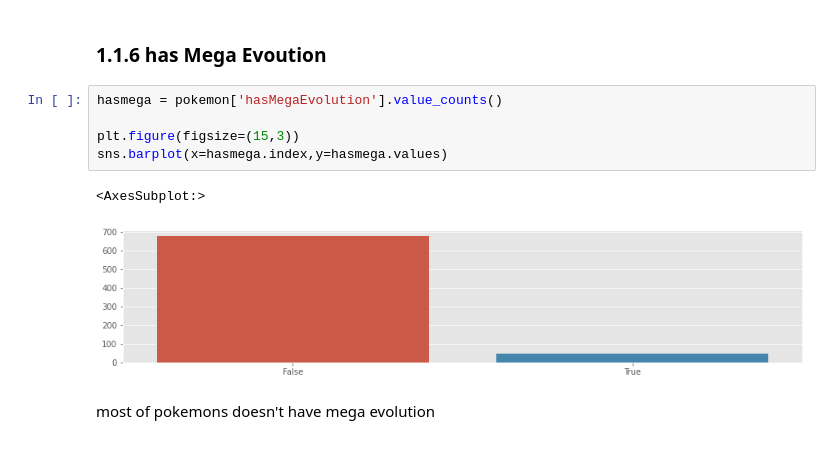
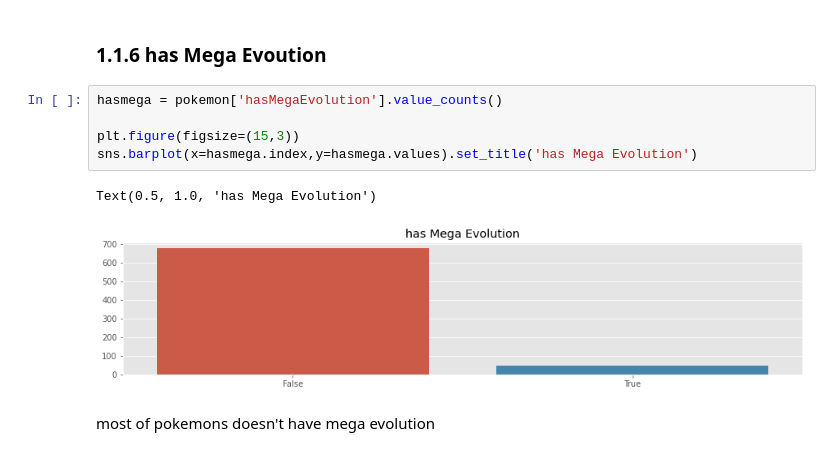
Before and after one commit to MarsSeo/kaggle, a Jupyter notebook: pokemon-data-visualization-is-or-not-legendary.ipynb, the cells around one changed output. Drawn from its saved outputs; the diff is of its cells as text.

```diff
--- a/pokemon-data-visualization-is-or-not-legendary.ipynb
+++ b/pokemon-data-visualization-is-or-not-legendary.ipynb
@@ -172,11 +174,11 @@ Blue -> Brown -> Green
 # %%
 hasmega = pokemon['hasMegaEvolution'].value_counts()
 
 plt.figure(figsize=(15,3))
-sns.barplot(x=hasmega.index,y=hasmega.values)
+sns.barplot(x=hasmega.index,y=hasmega.values).set_title('has Mega Evolution')
 # %% [output]
-<AxesSubplot:>
+Text(0.5, 1.0, 'has Mega Evolution')
-[figure, old version]
+[figure, new version]
 # %% [markdown]
 most of pokemons doesn't have mega evolution
 # %% [markdown]
```
Also changed, not shown: parts of 13 cells of this notebook.
